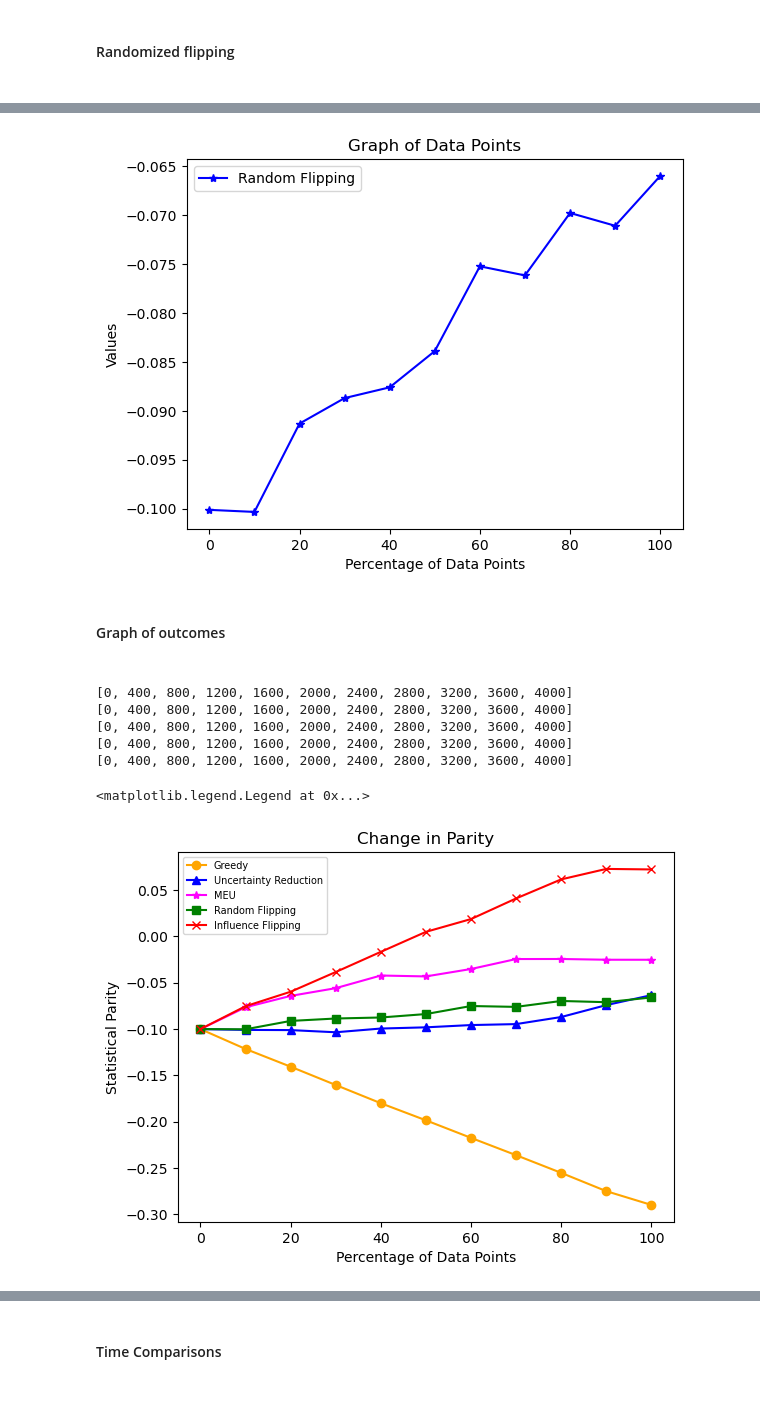
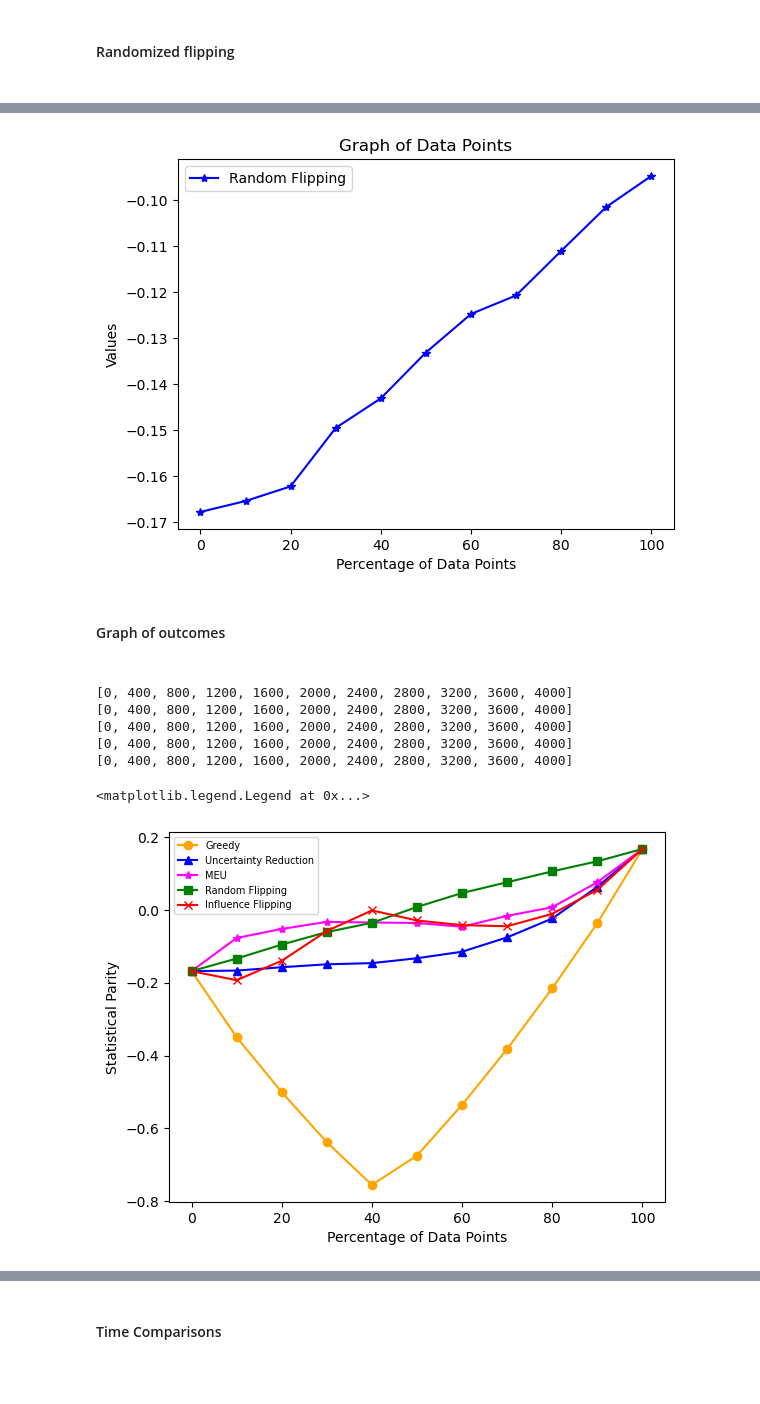
Before and after one commit to s-thandri/labelflipping, a Jupyter notebook: influence_functions/acs_influence all solutions.ipynb, the cells around one changed output, grey strips where cells are left out. Drawn from its saved outputs; the diff is of its cells as text; code cells hidden in the pictures.

```diff
--- a/influence_functions/acs_influence all solutions.ipynb
+++ b/influence_functions/acs_influence all solutions.ipynb
@@ -424,14 +424,15 @@ ranked_indices_list = list(sorted_indices_list)
 #Iterate through the ranked list and start the flipping
 for idx, row in enumerate(ranked_indices_list):
     row_num = ranked_indices_list[row]
+    print(f'{row}, {row_num}')
     #If the label at the specific row is 1 it flips it to 0 then calculates the parity and accuracy
     #It follows the same steps as the flipping before
-    if greedy_train.at[row_num,'PINCP'] == 1:
+    if greedy_train.at[row,'PINCP'] == 1:
         greedy_train.at[row,'PINCP'] = 0
         ranked_greedy_pred = lr_model(greedy_train, X_test, clf)
         ranked_greedy_parity = computeFairness(ranked_greedy_pred, X_test_orig, y_test, 0, dataset)
         ranked_greedy_parity_list.append(ranked_greedy_parity)
-    elif greedy_train.at[row_num, 'PINCP'] == 0:
+    elif greedy_train.at[row, 'PINCP'] == 0:
         greedy_train.at[row, 'PINCP'] = 1
         ranked_greedy_pred = lr_model(greedy_train, X_test, clf)
         ranked_greedy_parity = computeFairness(ranked_greedy_pred, X_test_orig, y_test, 0, dataset)
@@ -741,20 +761,3 @@ for row in rand_val:
         rand_pred = lr_model(random_training_df, X_test, clf)
         rand_ranked_parity = computeFairness(rand_pred, X_test_orig, y_test, 0, dataset)
         random_flip_parity.append(rand_ranked_parity)
-# %%
-#random flipping
-'''random_flip_parity = []
-
-for iter in range(budget):
-    random_row = random.choice(random_training_df.index)
-    if random_training_df.at[random_row,'credit_risk'] == 1:
-        random_training_df.at[random_row,'credit_risk'] = 0
-        rand_pred = lr_model(random_training_df, X_test, clf)
-        rand_ranked_parity = computeFairness(rand_pred, X_test_orig, y_test, 0, dataset)
-        random_flip_parity.append(rand_ranked_parity)
-    elif random_training_df.at[random_row,'credit_risk'] == 0:
-        random_training_df.at[random_row,'credit_risk'] = 1
-        rand_pred = lr_model(random_training_df, X_test, clf)
-        rand_ranked_parity = computeFairness(rand_pred, X_test_orig, y_test, 0, dataset)
-        random_flip_parity.append(rand_ranked_parity)
-random_end = time.time()'''
@@ -788,7 +789,7 @@ plt.legend()
 # Show the plot
 plt.show()
 # %% [output]
-[figure, old version]
+[figure, new version]
 # %% [markdown]
 <h4>Graph of outcomes<h4>
 # %%
@@ -831,37 +832,37 @@ values_entropy.append(spd_0)
 values_meu.append(spd_0)
 values_random.append(spd_0)
 values_influence.append(spd_0)
+#400 and 80
 for index in range(1, len(indices) + 1):
-    values_iterative.append(ranked_greedy_parity_list[index * 80 - 1])
-    values_entropy.append(ranked_ent_parity_list[index * 80 - 1])
-    values_meu.append(meu_ranked_parity_list[index * 80 - 1])
-    values_random.append(random_flip_parity[index * 80 - 1])
-    values_influence.append(flip_parity_abs[index * 80 - 1])
+    values_iterative.append(ranked_greedy_parity_list[index * 400 - 1])
+    values_entropy.append(ranked_ent_parity_list[index * 400 - 1])
+    values_meu.append(meu_ranked_parity_list[index * 400 - 1])
+    values_random.append(random_flip_parity[index * 400 - 1])
+    values_influence.append(flip_parity_abs[index * 400 - 1])
 
 
 
 # Plot the values
 # plt.plot(values_iterative, label='Iterative Flipping', color='Orange')
 # plt.plot(values_entropy, label='Entropy', color='Blue')
 # plt.plot(values_meu, label='MEU', color='Yellow')
 # plt.plot(values_random, label='Random Flipping', color='Green')
 # plt.plot( values_influence, label='Influence Flipping', color='Red')
 plt.plot([0, 10,20, 30, 40, 50, 60, 70, 80, 90, 100], values_iterative, label='Greedy', color='Orange', marker='o')
 plt.plot([0, 10,20, 30, 40, 50, 60, 70, 80, 90, 100], values_entropy, label='Uncertainty Reduction', color='Blue', marker='^')
 plt.plot([0, 10,20, 30, 40, 50, 60, 70, 80, 90, 100], values_meu, label='MEU', color='Magenta', marker='*')
 plt.plot([0, 10,20, 30, 40, 50, 60, 70, 80, 90, 100], values_random, label='Random Flipping', color='Green', marker='s')
 plt.plot([0, 10,20, 30, 40, 50, 60, 70, 80, 90, 100], values_influence, label='Influence Flipping', color='Red', marker='x')
 
 # Add labels and legend
 plt.xlabel('Percentage of Data Points')
 plt.ylabel('Statistical Parity')
-plt.title('Change in Parity')
 plt.legend(loc='upper left', fontsize='7')
 # %% [output]
 [0, 400, 800, 1200, 1600, 2000, 2400, 2800, 3200, 3600, 4000]
 [0, 400, 800, 1200, 1600, 2000, 2400, 2800, 3200, 3600, 4000]
 [0, 400, 800, 1200, 1600, 2000, 2400, 2800, 3200, 3600, 4000]
 [0, 400, 800, 1200, 1600, 2000, 2400, 2800, 3200, 3600, 4000]
 [0, 400, 800, 1200, 1600, 2000, 2400, 2800, 3200, 3600, 4000]
 <matplotlib.legend.Legend at 0x...>
-[figure, old version]
+[figure, new version]
```
Also changed, not shown: parts of 18 cells of this notebook, 6 other files.
